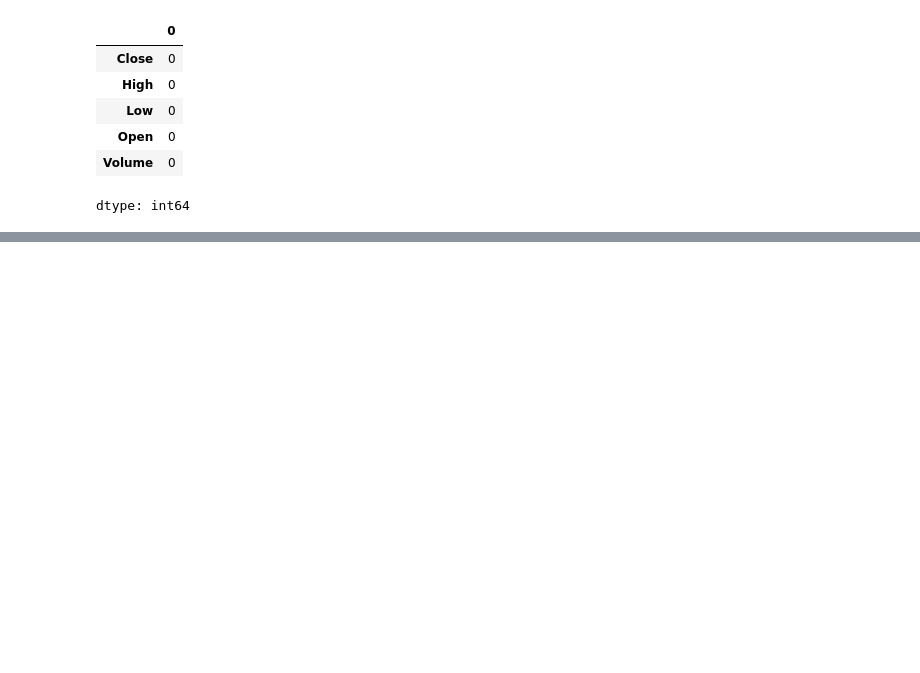
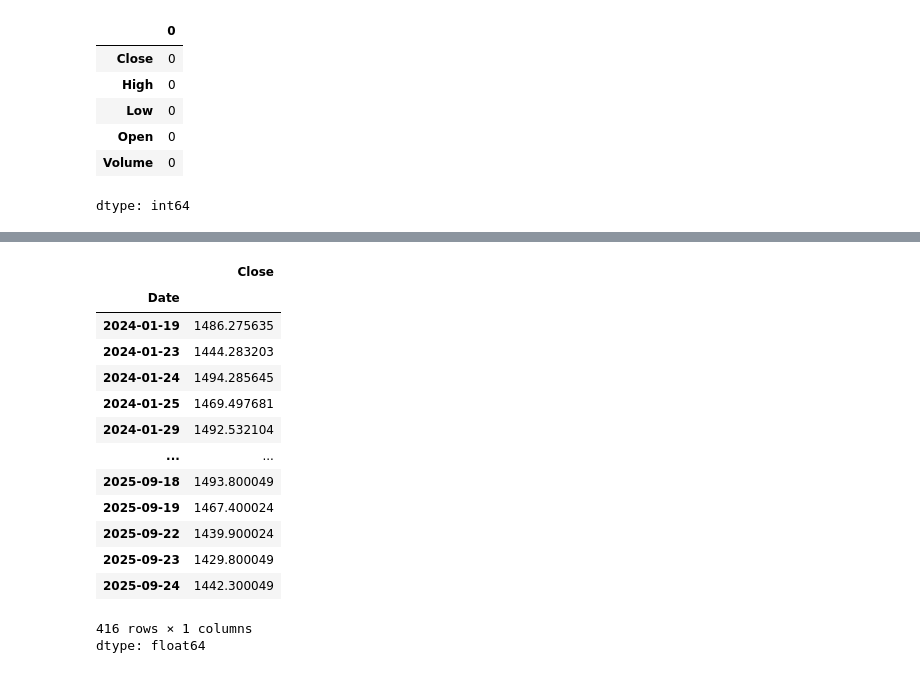
Before and after one commit to ArunK-ML/Learn---TimeSeries-StockPrice---Tensorflow, a Jupyter notebook: TimeSeries_Stockprice.ipynb, the cells around one changed output, grey strips where cells are left out. Saved outputs shown, nothing was run; the diff lists cells and outputs as text; code cells hidden in the pictures; blank space fills up the shorter version.

```diff
--- a/TimeSeries_Stockprice.ipynb
+++ b/TimeSeries_Stockprice.ipynb
@@ -151,3 +151,22 @@ df_train
 | 2024-01-18 | 1474.521606 |
 1668 rows × 1 columns
 dtype: float64
+# %%
+df_test = df["Close"].iloc[-n_test:].copy()
+df_test
+# %% [output]
+|  | Close |
+| Date |  |
+| 2024-01-19 | 1486.275635 |
+| 2024-01-23 | 1444.283203 |
+| 2024-01-24 | 1494.285645 |
+| 2024-01-25 | 1469.497681 |
+| 2024-01-29 | 1492.532104 |
+| ... | ... |
+| 2025-09-18 | 1493.800049 |
+| 2025-09-19 | 1467.400024 |
+| 2025-09-22 | 1439.900024 |
+| 2025-09-23 | 1429.800049 |
+| 2025-09-24 | 1442.300049 |
+416 rows × 1 columns
+dtype: float64
```
Also changed, not shown: parts of 11 cells of this notebook.
